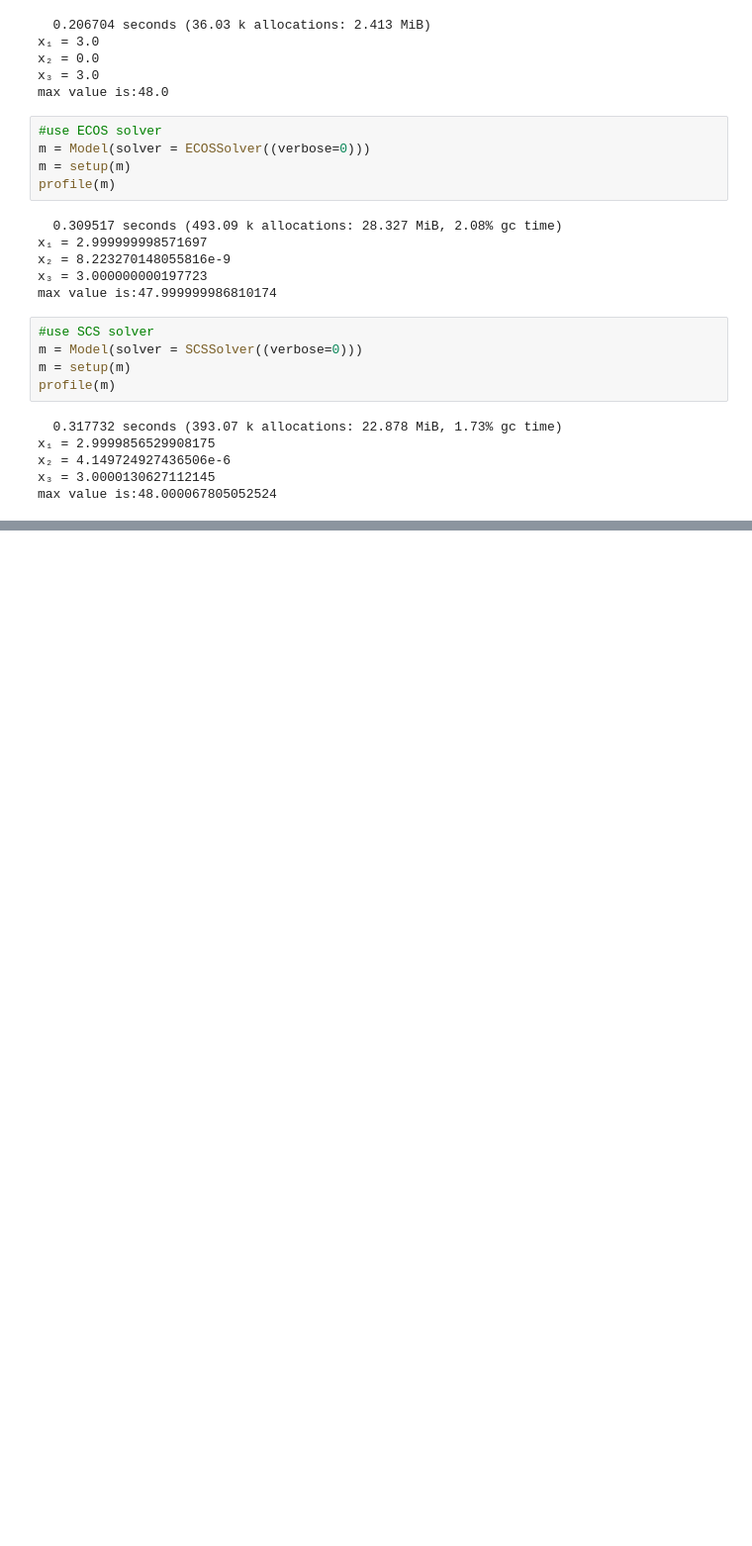
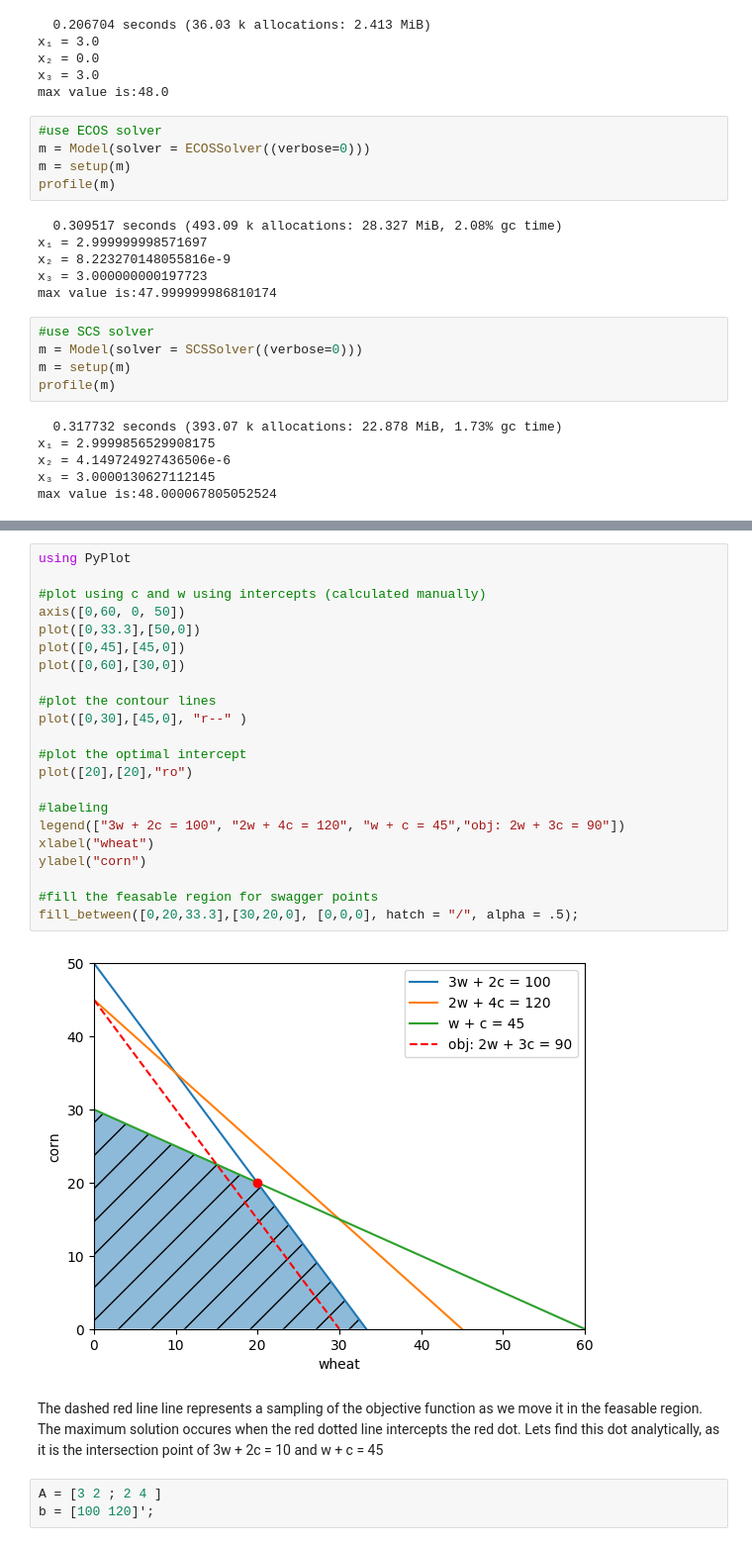
Before and after one commit to adawsonelli/524Optimization, a Jupyter notebook: Homework/HW1.ipynb, the cells around one changed output, grey strips where cells are left out. Shown: that part at 99% size. Saved outputs shown, nothing was run; the diff lists cells and outputs as text; blank space fills up the shorter version.

```diff
--- a/Homework/HW1.ipynb
+++ b/Homework/HW1.ipynb
@@ -95,0 +148,29 @@ CLP is written specifically to solve linear programs, so it does so with the hig
+# %%
+using PyPlot
+
+#plot using c and w using intercepts (calculated manually)
+axis([0,60, 0, 50])
+plot([0,33.3],[50,0])
+plot([0,45],[45,0])
+plot([0,60],[30,0])
+
+#plot the contour lines
+plot([0,30],[45,0], "r--" )
+
+#plot the optimal intercept
+plot([20],[20],"ro")
+
+#labeling
+legend(["3w + 2c = 100", "2w + 4c = 120", "w + c = 45","obj: 2w + 3c = 90"])
+xlabel("wheat")
+ylabel("corn")
+
+#fill the feasable region for swagger points
+fill_between([0,20,33.3],[30,20,0], [0,0,0], hatch = "/", alpha = .5);
+# %% [output]
+[figure, added]
+# %% [markdown]
+The dashed red line line represents a sampling of the objective function as we move it in the feasable region. The maximum solution occures when the red dotted line intercepts the red dot. Lets find this dot analytically, as it is the intersection point of 3w + 2c = 10 and w + c = 45
+# %%
+A = [3 2 ; 2 4 ]
+b = [100 120]';
```
Also changed, not shown: parts of 12 cells of this notebook.
